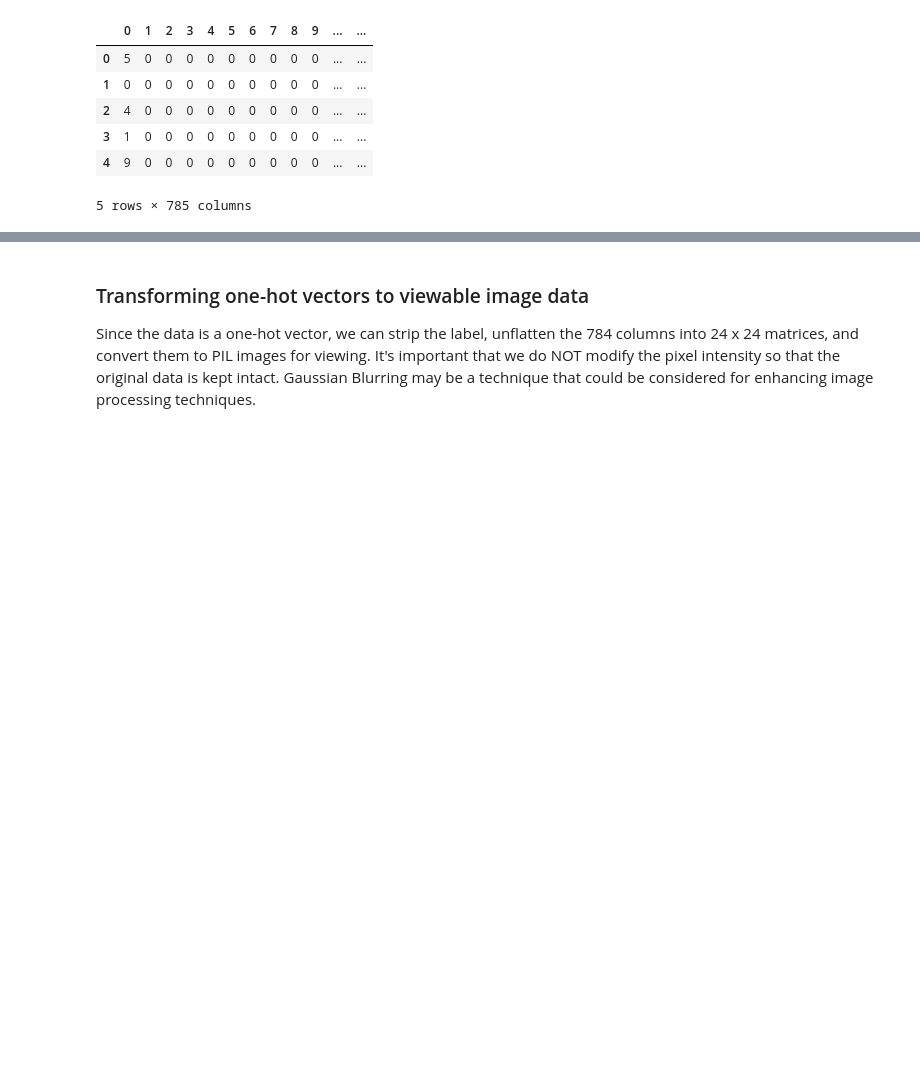
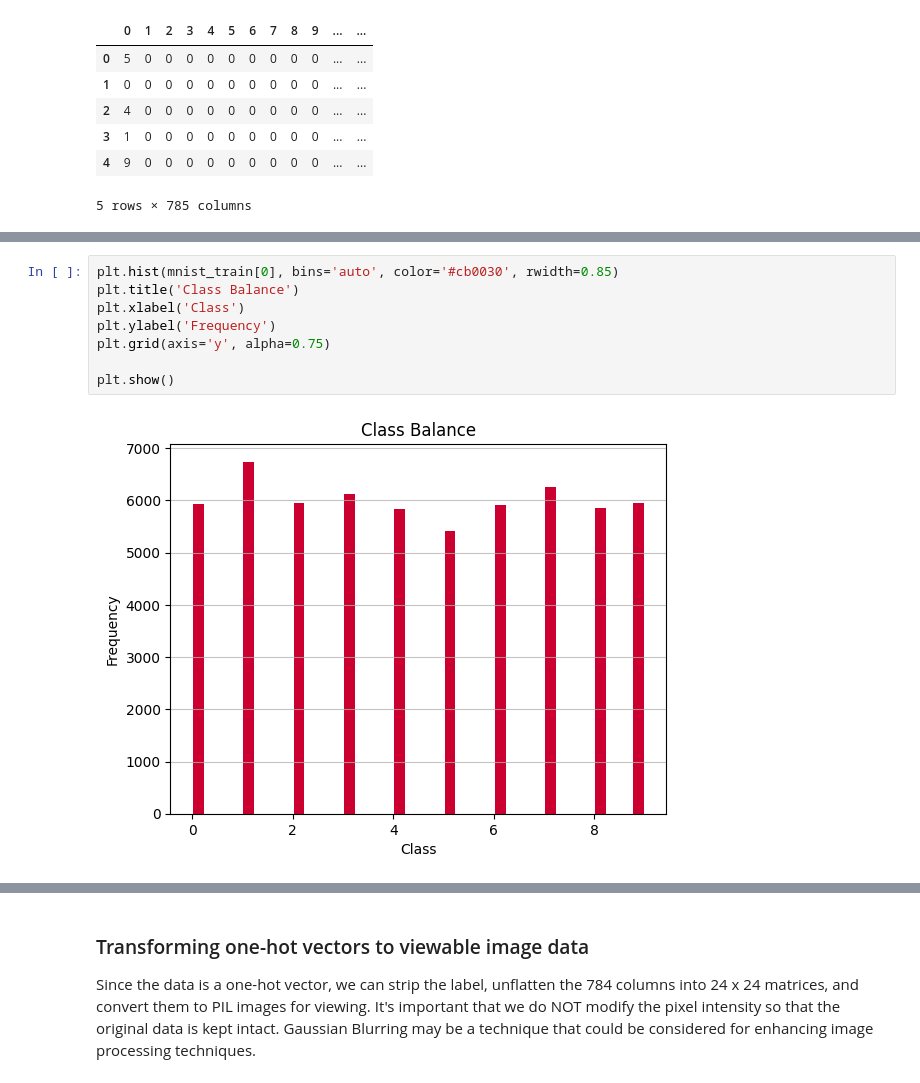
Before and after one commit to rishabhxpandey/cs490dsc, a Jupyter notebook: mnist_summary_statistics.ipynb, the cells around one changed output, grey strips where cells are left out. Cells and saved outputs as stored; diff of their text form; blank space fills up the shorter version.

```diff
--- a/mnist_summary_statistics.ipynb
+++ b/mnist_summary_statistics.ipynb
@@ -45,0 +49,10 @@ Test Dataset Shape:
+# %%
+plt.hist(mnist_train[0], bins='auto', color='#cb0030', rwidth=0.85)
+plt.title('Class Balance')
+plt.xlabel('Class')
+plt.ylabel('Frequency')
+plt.grid(axis='y', alpha=0.75)
+
+plt.show()
+# %% [output]
+[figure, added]
```
Also changed, not shown: parts of 3 cells of this notebook, 2 other files.
